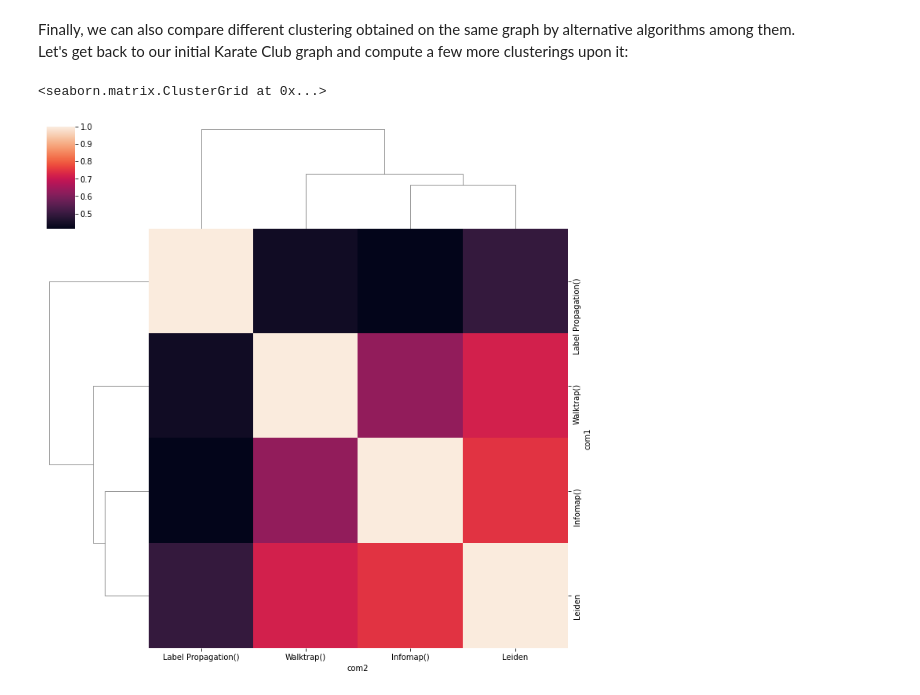
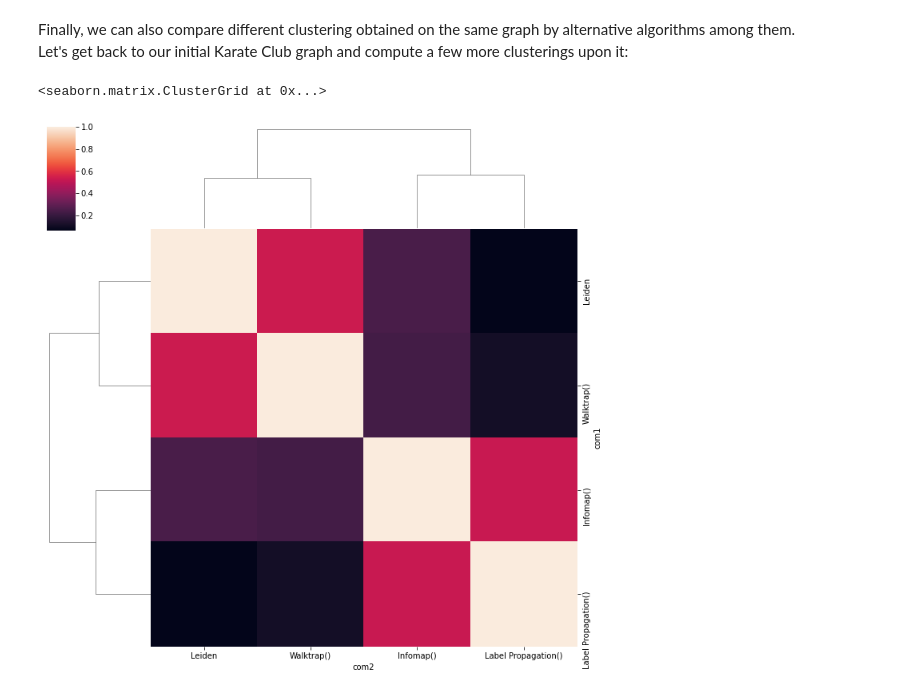
Before and after one commit to sna-unipi/SNA-lectures-notebooks, a Jupyter notebook: Chapter 8 - Community Discovery.ipynb, the cells around one changed output. Drawn from its saved outputs; the diff is of its cells as text; code cells hidden in the pictures.

```diff
--- a/Chapter 8 - Community Discovery.ipynb
+++ b/Chapter 8 - Community Discovery.ipynb
@@ -254,14 +254,14 @@ viz.plot_scoring(graphs, references, names, algos, scoring=evaluation.adjusted_m
 Finally, we can also compare different clustering obtained on the same graph by alternative algorithms among them. <br/>
 Let's get back to our initial Karate Club graph and compute a few more clusterings upon it:
 # %%
-g = nx.karate_club_graph()
+g = read_net('data/asioaf/got-s7-edges.csv')
 
 lp_coms = algorithms.label_propagation(g)
 leiden_coms = algorithms.leiden(g)
 wp_coms = algorithms.walktrap(g)
 infomap_coms = algorithms.infomap(g)
 
 viz.plot_sim_matrix([leiden_coms, lp_coms, wp_coms, infomap_coms],evaluation.adjusted_mutual_information)
 # %% [output]
 <seaborn.matrix.ClusterGrid at 0x...>
-[figure, old version]
+[figure, new version]
```
Also changed, not shown: parts of 13 cells of this notebook, 1 other file.
